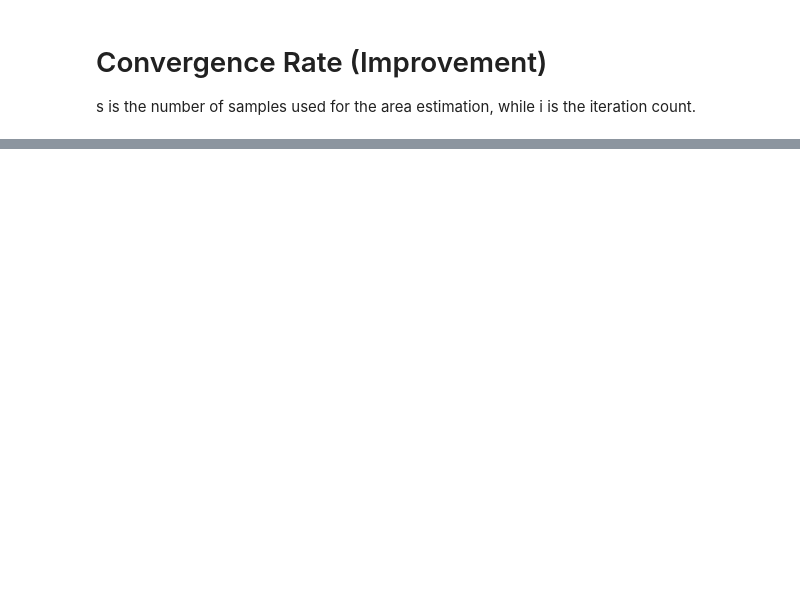
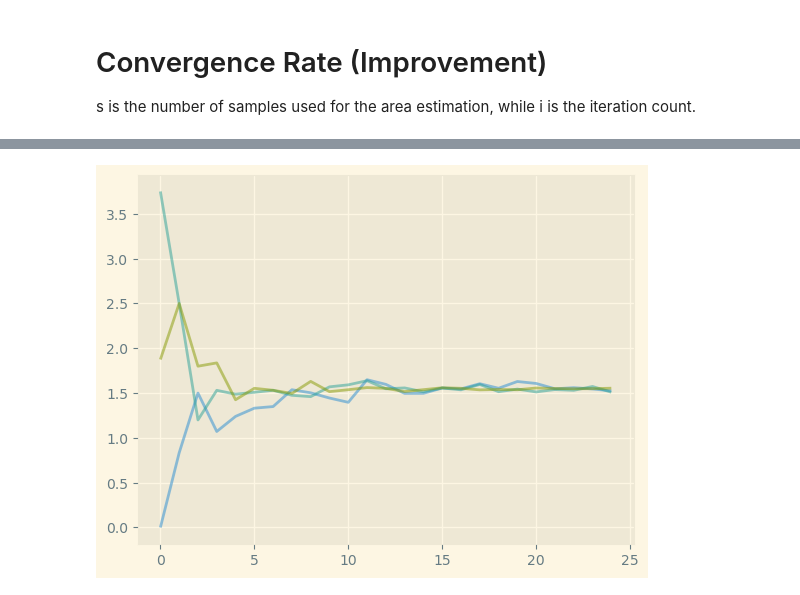
Before and after one commit to lendobo/Stochastic_Sim_1, a Jupyter notebook: mandelbrot.ipynb, the cells around one changed output, grey strips where cells are left out. Drawn from its saved outputs; the diff is of its cells as text; code cells hidden in the pictures; blank space fills up the shorter version.

Commit message:
added density convergence measures

```diff
--- a/mandelbrot.ipynb
+++ b/mandelbrot.ipynb
@@ -193,0 +201,42 @@ plt.plot(x, lhs_areas, 'gx')
+# %%
+def primesfrom2to(n):
+    """ Input n>=6, Returns a array of primes, 2 <= p < n """
+    sieve = np.ones(n//3 + (n%6==2), dtype=bool)
+    for i in range(1,int(n**0.5)//3+1):
+        if sieve[i]:
+            k=3*i+1|1
+            sieve[       k*k//3     ::2*k] = False
+            sieve[k*(k-2*(i&1)+4)//3::2*k] = False
+    return np.r_[2,3,((3*np.nonzero(sieve)[0][1:]+1)|1)]
+
+def density_conv(x_range, y_range, max_density=100):
+    """
+    Investigate convergence of mean value as sampling density is increased.
+    Note: Orthogonal sampling requires prime squares for density values.
+    Returns
+    """
+    primes = primesfrom2to(max_density)
+    square_primes = primes**2
+
+    Areas = np.zeros((len(square_primes), 3))
+
+    for s, density in enumerate(square_primes):
+        random_sample = random_sampling(x_range, y_range, density, seed=42)
+        latin_sample= latin_and_ortho(x_range, y_range, density, seed=42)
+        ortho_sample = latin_and_ortho(x_range, y_range, density, ortho=True, seed=42)
+        for t, sample in enumerate([random_sample, latin_sample, ortho_sample]):
+            Areas[s, t], M = rejection_sampling(x_range, y_range, sample, max_iterations=100)
+
+    return Areas
+# %%
+N_s = 50
+# x_s = np.linspace(1, N_s, N_s - 1)
+
+Areas = density_conv(x_range, y_range, max_density=100)
+# %%
+x = range(len(Areas[:,0]))
+
+for i in range(3):
+    plt.plot(x, Areas[:, i], alpha=0.5)
+# %% [output]
+[figure, added]
```
Also changed, not shown: parts of 5 cells of this notebook.
